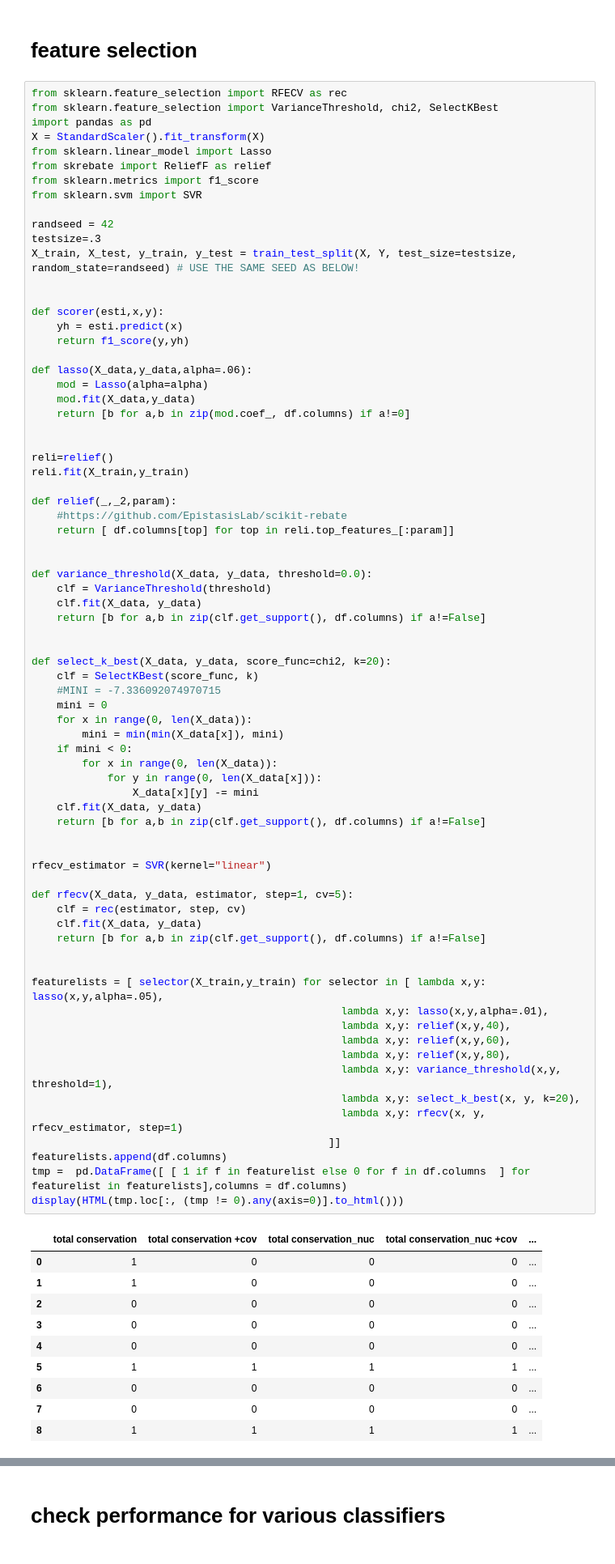
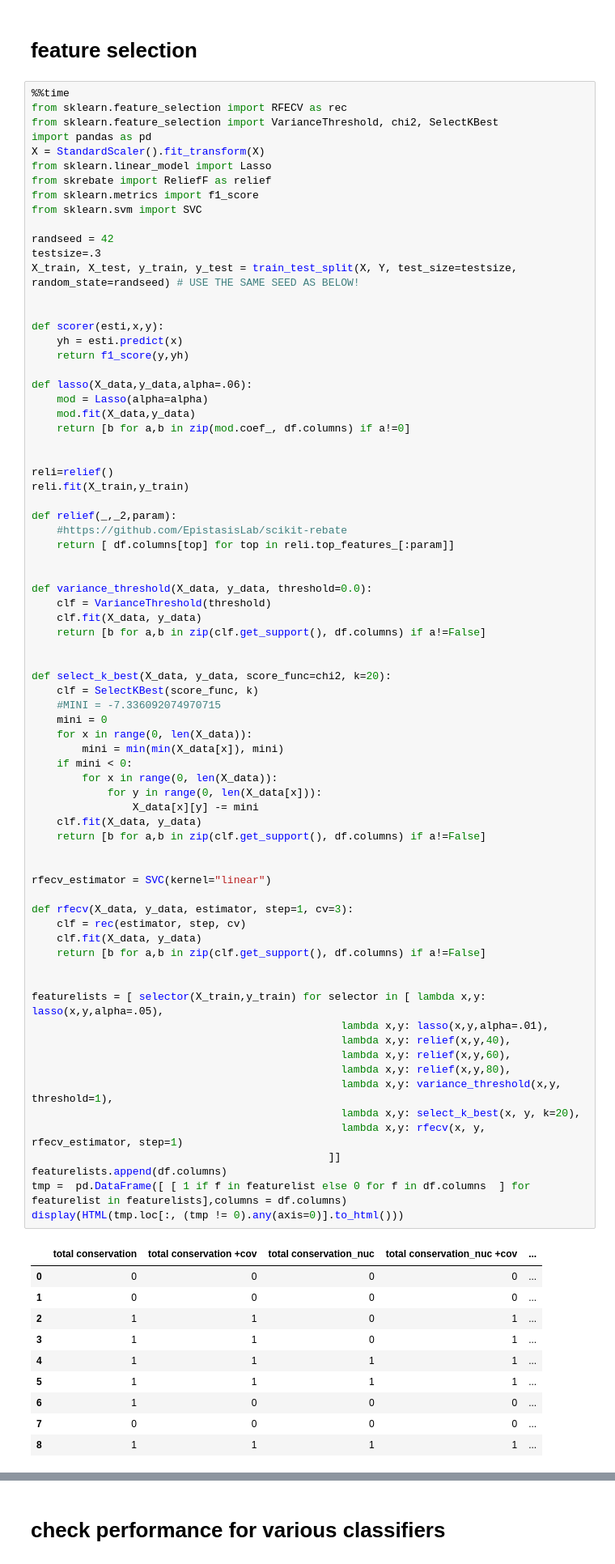
Before and after one commit to smautner/pig, a Jupyter notebook: improvedML.ipynb, the cells around one changed output, grey strips where cells are left out. Shown at 81% size. Drawn from its saved outputs; the diff is of its cells as text.

```diff
--- a/improvedML.ipynb
+++ b/improvedML.ipynb
@@ -84,6 +81,7 @@ display(HTML(df[df.isna().any(axis=1)].head().to_html()))
 # %% [markdown]
 # feature selection
 # %%
+%%time
 from sklearn.feature_selection import RFECV as rec
 from sklearn.feature_selection import VarianceThreshold, chi2, SelectKBest
 import pandas as pd
@@ -91,7 +89,7 @@ X = StandardScaler().fit_transform(X)
 from sklearn.linear_model import Lasso
 from skrebate import ReliefF as relief
 from sklearn.metrics import f1_score
-from sklearn.svm import SVR
+from sklearn.svm import SVC
 
 randseed = 42
 testsize=.3
@@ -129,41 +127,41 @@ def select_k_best(X_data, y_data, score_func=chi2, k=20):
     for x in range(0, len(X_data)):
         mini = min(min(X_data[x]), mini)
     if mini < 0:
         for x in range(0, len(X_data)):
             for y in range(0, len(X_data[x])):
                 X_data[x][y] -= mini
     clf.fit(X_data, y_data)
     return [b for a,b in zip(clf.get_support(), df.columns) if a!=False]
 
 
-rfecv_estimator = SVR(kernel="linear")
+rfecv_estimator = SVC(kernel="linear")
 
-def rfecv(X_data, y_data, estimator, step=1, cv=5):
+def rfecv(X_data, y_data, estimator, step=1, cv=3):
     clf = rec(estimator, step, cv)
     clf.fit(X_data, y_data)
     return [b for a,b in zip(clf.get_support(), df.columns) if a!=False]
 
 
 featurelists = [ selector(X_train,y_train) for selector in [ lambda x,y: lasso(x,y,alpha=.05),
                                                  lambda x,y: lasso(x,y,alpha=.01),
                                                  lambda x,y: relief(x,y,40),
                                                  lambda x,y: relief(x,y,60),
                                                  lambda x,y: relief(x,y,80),
                                                  lambda x,y: variance_threshold(x,y, threshold=1),
                                                  lambda x,y: select_k_best(x, y, k=20),
                                                  lambda x,y: rfecv(x, y, rfecv_estimator, step=1)
                                                ]]
 featurelists.append(df.columns)
 tmp =  pd.DataFrame([ [ 1 if f in featurelist else 0 for f in df.columns  ] for featurelist in featurelists],columns = df.columns)
 display(HTML(tmp.loc[:, (tmp != 0).any(axis=0)].to_html()))
 # %% [output]
 |  | total conservation | total conservation +cov | total conservation_nuc | total conservation_nuc +cov | ... |
-| 0 | 1 | 0 | 0 | 0 | ... |
-| 1 | 1 | 0 | 0 | 0 | ... |
-| 2 | 0 | 0 | 0 | 0 | ... |
-| 3 | 0 | 0 | 0 | 0 | ... |
-| 4 | 0 | 0 | 0 | 0 | ... |
+| 0 | 0 | 0 | 0 | 0 | ... |
+| 1 | 0 | 0 | 0 | 0 | ... |
+| 2 | 1 | 1 | 0 | 1 | ... |
+| 3 | 1 | 1 | 0 | 1 | ... |
+| 4 | 1 | 1 | 1 | 1 | ... |
 | 5 | 1 | 1 | 1 | 1 | ... |
-| 6 | 0 | 0 | 0 | 0 | ... |
+| 6 | 1 | 0 | 0 | 0 | ... |
 | 7 | 0 | 0 | 0 | 0 | ... |
 | 8 | 1 | 1 | 1 | 1 | ... |
```
Also changed, not shown: parts of 3 cells of this notebook, 6 other files.
